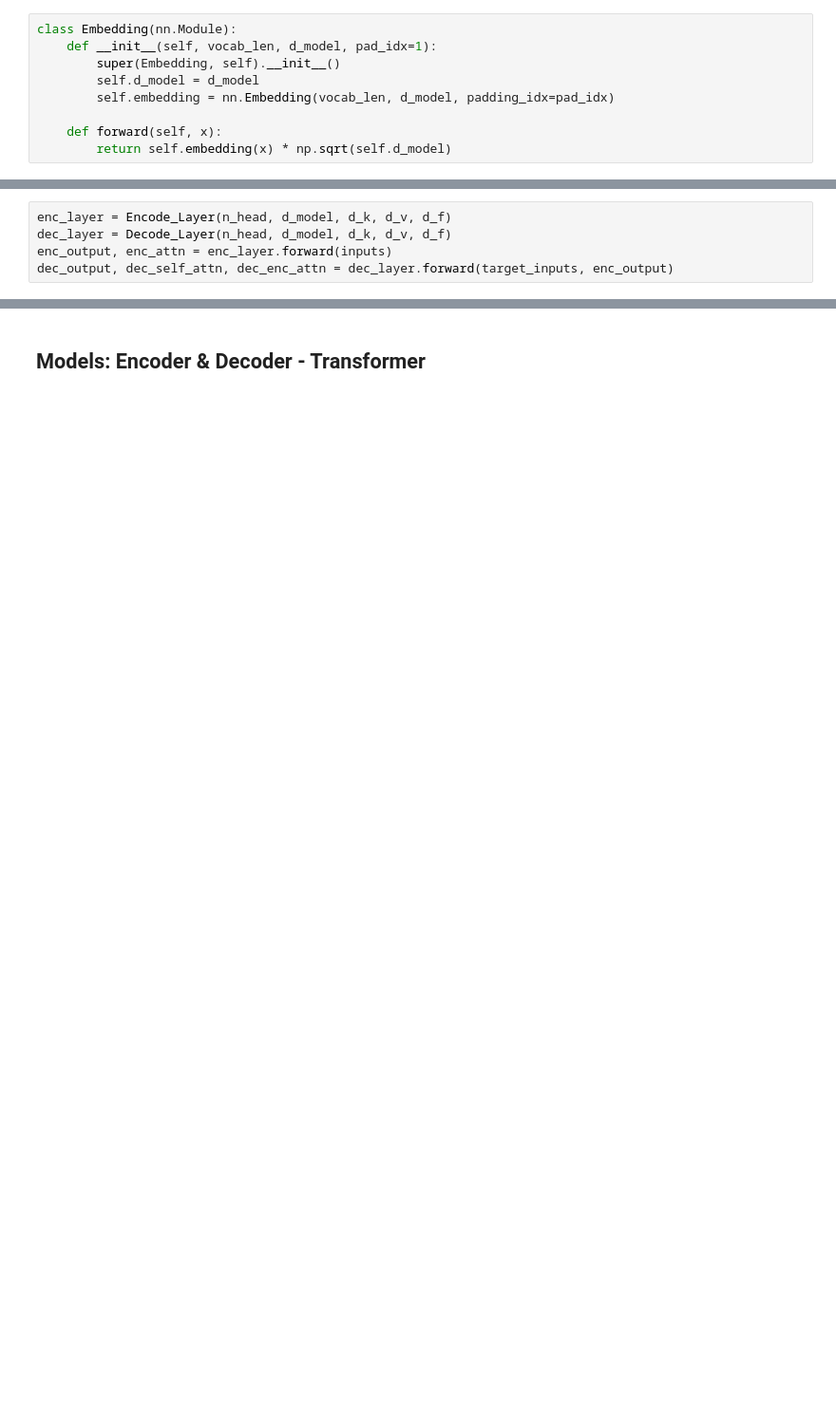
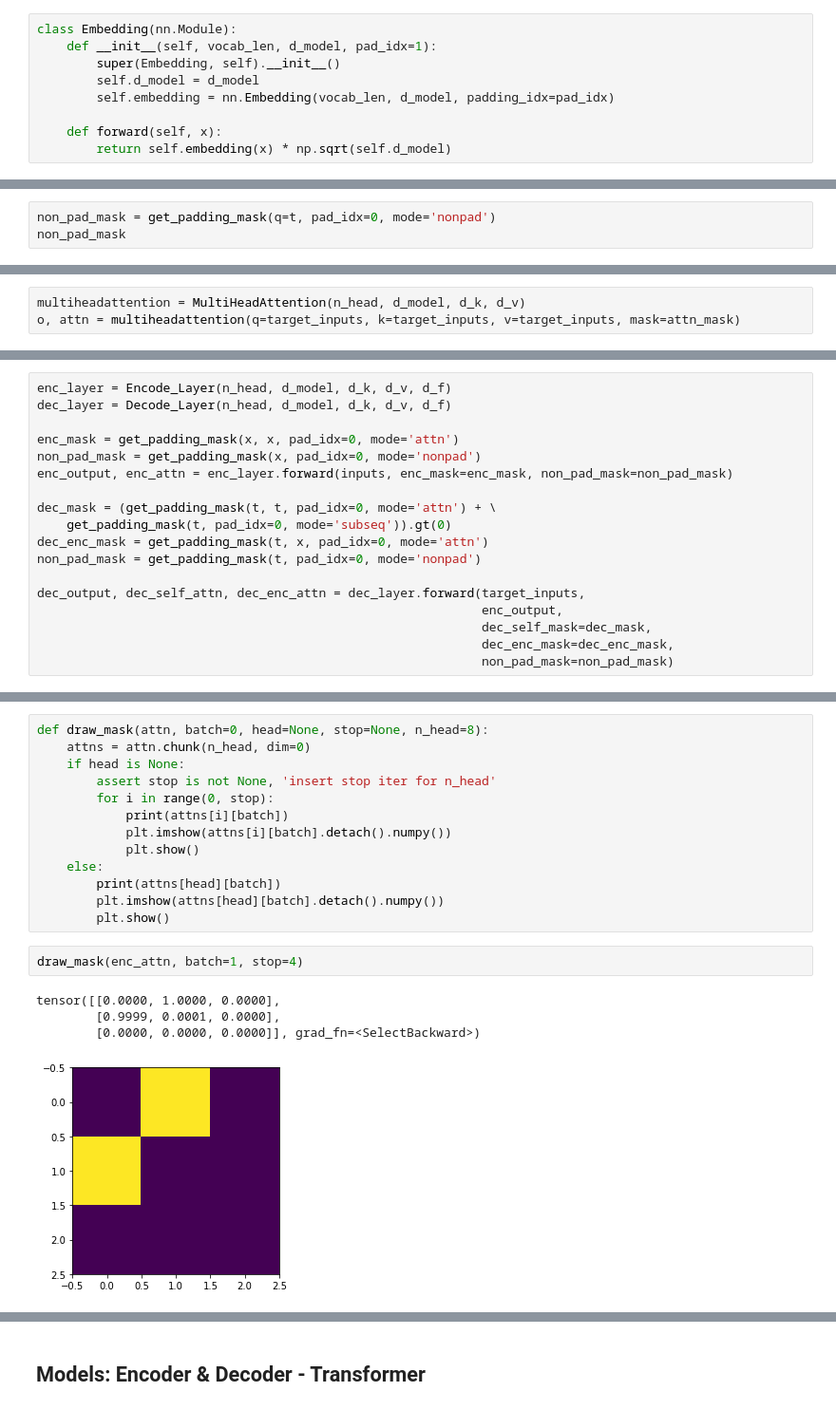
Before and after one commit to simonjisu/deepnlp_study, a Jupyter notebook: notebook/04_Transformer.ipynb, the cells around one changed output, grey strips where cells are left out. Shown at 95% size. Cells and saved outputs as stored; diff of their text form; blank space fills up the shorter version.

```diff
--- a/notebook/04_Transformer.ipynb
+++ b/notebook/04_Transformer.ipynb
@@ -463,0 +425,3 @@ torch.Size([4, 4, 512])
+# %%
+non_pad_mask = get_padding_mask(q=t, pad_idx=0, mode='nonpad')
+non_pad_mask
@@ -463,0 +448,3 @@ torch.Size([4, 4, 512])
+# %%
+multiheadattention = MultiHeadAttention(n_head, d_model, d_k, d_v)
+o, attn = multiheadattention(q=target_inputs, k=target_inputs, v=target_inputs, mask=attn_mask)
@@ -464,8 +585,21 @@ torch.Size([4, 4, 512])
 # %%
 enc_layer = Encode_Layer(n_head, d_model, d_k, d_v, d_f)
 dec_layer = Decode_Layer(n_head, d_model, d_k, d_v, d_f)
-enc_output, enc_attn = enc_layer.forward(inputs)
-dec_output, dec_self_attn, dec_enc_attn = dec_layer.forward(target_inputs, enc_output)
+
+enc_mask = get_padding_mask(x, x, pad_idx=0, mode='attn')
+non_pad_mask = get_padding_mask(x, pad_idx=0, mode='nonpad')
+enc_output, enc_attn = enc_layer.forward(inputs, enc_mask=enc_mask, non_pad_mask=non_pad_mask)
+
+dec_mask = (get_padding_mask(t, t, pad_idx=0, mode='attn') + \
+    get_padding_mask(t, pad_idx=0, mode='subseq')).gt(0)
+dec_enc_mask = get_padding_mask(t, x, pad_idx=0, mode='attn')
+non_pad_mask = get_padding_mask(t, pad_idx=0, mode='nonpad')
+
+dec_output, dec_self_attn, dec_enc_attn = dec_layer.forward(target_inputs,
+                                                            enc_output,
+                                                            dec_self_mask=dec_mask,
+                                                            dec_enc_mask=dec_enc_mask,
+                                                            non_pad_mask=non_pad_mask)
 # %%
 enc_output.size(), enc_attn.size()
 # %% [output]
@@ -476,0 +618,20 @@ dec_output.size(), dec_self_attn.size(), dec_enc_attn.size()
+# %%
+def draw_mask(attn, batch=0, head=None, stop=None, n_head=8):
+    attns = attn.chunk(n_head, dim=0)
+    if head is None:
+        assert stop is not None, 'insert stop iter for n_head'
+        for i in range(0, stop):
+            print(attns[i][batch])
+            plt.imshow(attns[i][batch].detach().numpy())
+            plt.show()
+    else:
+        print(attns[head][batch])
+        plt.imshow(attns[head][batch].detach().numpy())
+        plt.show()
+# %%
+draw_mask(enc_attn, batch=1, stop=4)
+# %% [output]
+tensor([[0.0000, 1.0000, 0.0000],
+        [0.9999, 0.0001, 0.0000],
+        [0.0000, 0.0000, 0.0000]], grad_fn=<SelectBackward>)
+[figure, added]
```
Also changed, not shown: parts of 51 cells of this notebook, 43 other files.
